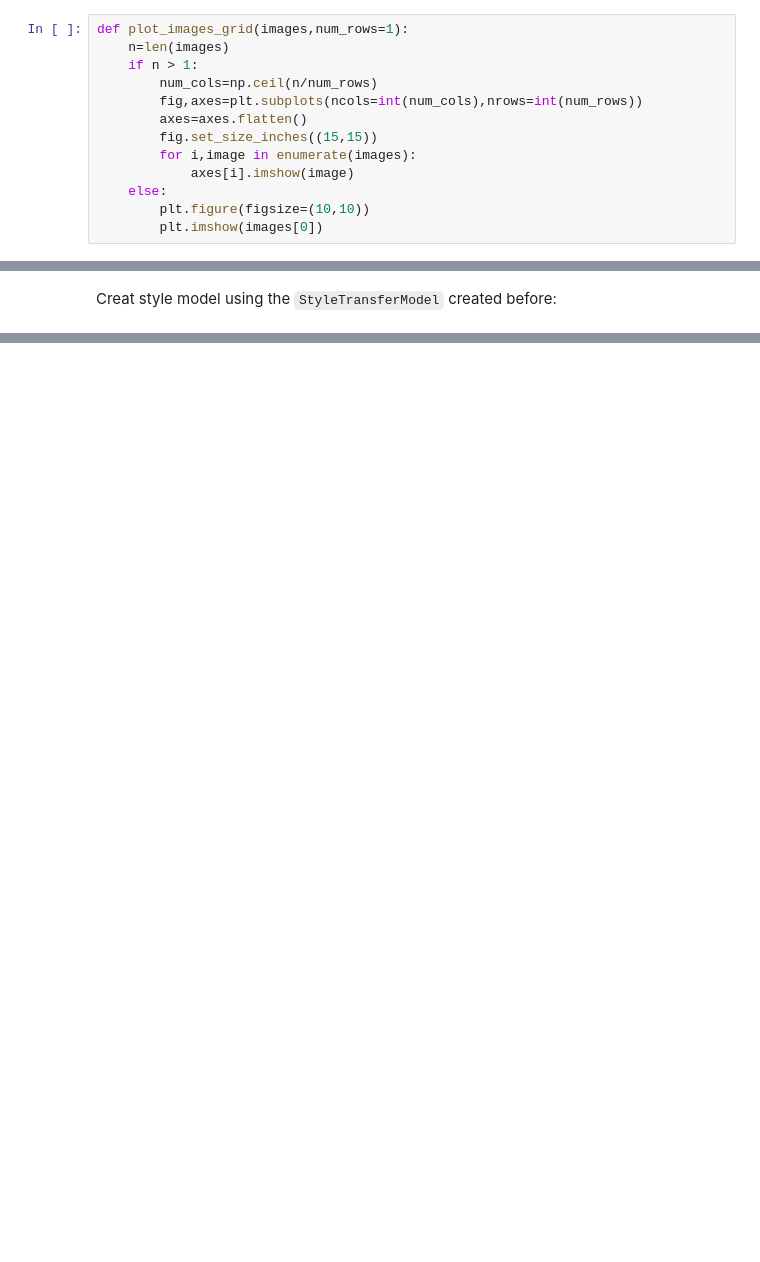
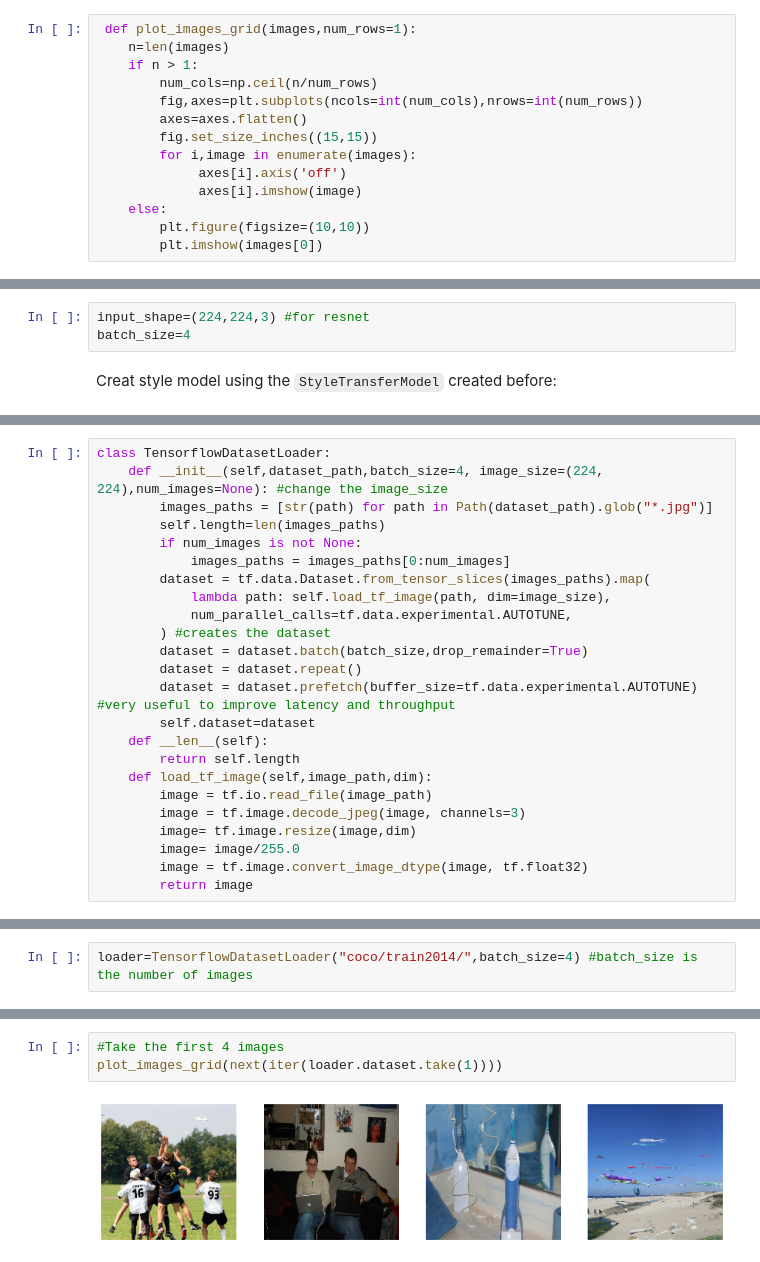
Before and after one commit to Simodiri/Vision-Perception, a Jupyter notebook: Fast_Style_Transfer.ipynb, the cells around one changed output, grey strips where cells are left out. Cells and saved outputs as stored; diff of their text form; blank space fills up the shorter version.

```diff
--- a/Fast_Style_Transfer.ipynb
+++ b/Fast_Style_Transfer.ipynb
@@ -76,7 +375,7 @@ def show_image(image,title=None):
 # %% [markdown]
 -*plot_images_grid* plots batches of images in grid
 # %%
-def plot_images_grid(images,num_rows=1):
+ def plot_images_grid(images,num_rows=1):
     n=len(images)
     if n > 1:
         num_cols=np.ceil(n/num_rows)
@@ -84,7 +383,8 @@ def plot_images_grid(images,num_rows=1):
         axes=axes.flatten()
         fig.set_size_inches((15,15))
         for i,image in enumerate(images):
-            axes[i].imshow(image)
+             axes[i].axis('off')
+             axes[i].imshow(image)
     else:
         plt.figure(figsize=(10,10))
         plt.imshow(images[0])
@@ -327,4 +795,7 @@ input_shape=(256,256,3)
 batch_size=4
+# %%
+input_shape=(224,224,3) #for resnet
+batch_size=4
 # %% [markdown]
 Creat style model using the `StyleTransferModel` created before:
 # %%
@@ -333,0 +891,24 @@ style_model.print_shape(tf.zeros(shape=(1,*input_shape))) #check input shape and
+# %%
+class TensorflowDatasetLoader:
+    def __init__(self,dataset_path,batch_size=4, image_size=(224, 224),num_images=None): #change the image_size
+        images_paths = [str(path) for path in Path(dataset_path).glob("*.jpg")]
+        self.length=len(images_paths)
+        if num_images is not None:
+            images_paths = images_paths[0:num_images]
+        dataset = tf.data.Dataset.from_tensor_slices(images_paths).map(
+            lambda path: self.load_tf_image(path, dim=image_size),
+            num_parallel_calls=tf.data.experimental.AUTOTUNE,
+        ) #creates the dataset
+        dataset = dataset.batch(batch_size,drop_remainder=True)
+        dataset = dataset.repeat()
+        dataset = dataset.prefetch(buffer_size=tf.data.experimental.AUTOTUNE) #very useful to improve latency and throughput
+        self.dataset=dataset
+    def __len__(self):
+        return self.length
+    def load_tf_image(self,image_path,dim):
+        image = tf.io.read_file(image_path)
+        image = tf.image.decode_jpeg(image, channels=3)
+        image= tf.image.resize(image,dim)
+        image= image/255.0
+        image = tf.image.convert_image_dtype(image, tf.float32)
+        return image
@@ -333,0 +917,2 @@ style_model.print_shape(tf.zeros(shape=(1,*input_shape))) #check input shape and
+# %%
+loader=TensorflowDatasetLoader("coco/train2014/",batch_size=4) #batch_size is the number of images
@@ -333,0 +923,5 @@ style_model.print_shape(tf.zeros(shape=(1,*input_shape))) #check input shape and
+# %%
+#Take the first 4 images
+plot_images_grid(next(iter(loader.dataset.take(1))))
+# %% [output]
+[figure, added]
```
Also changed, not shown: parts of 60 cells of this notebook.
